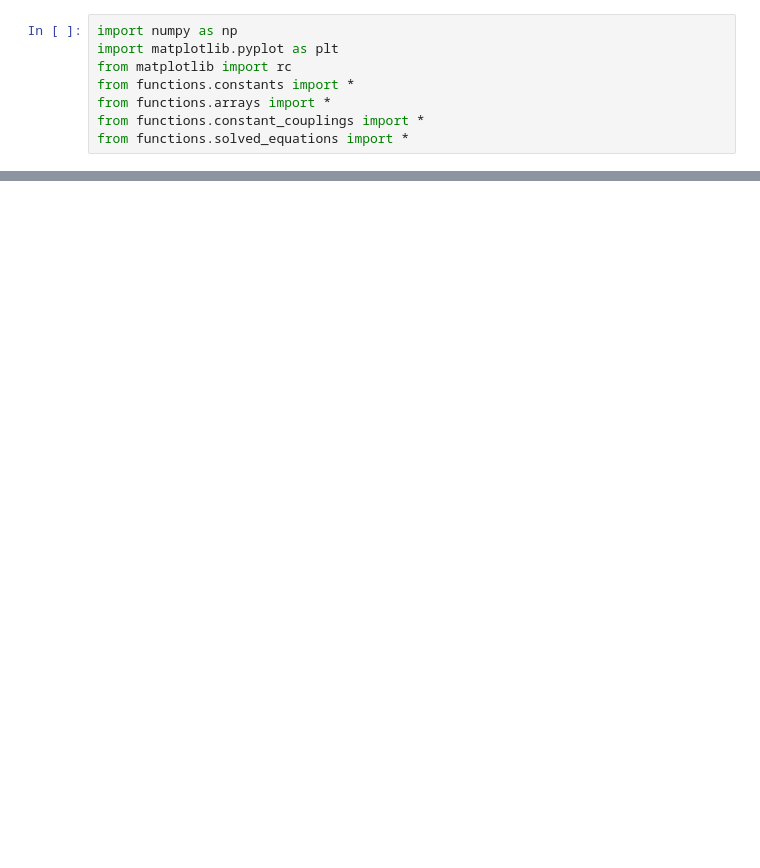
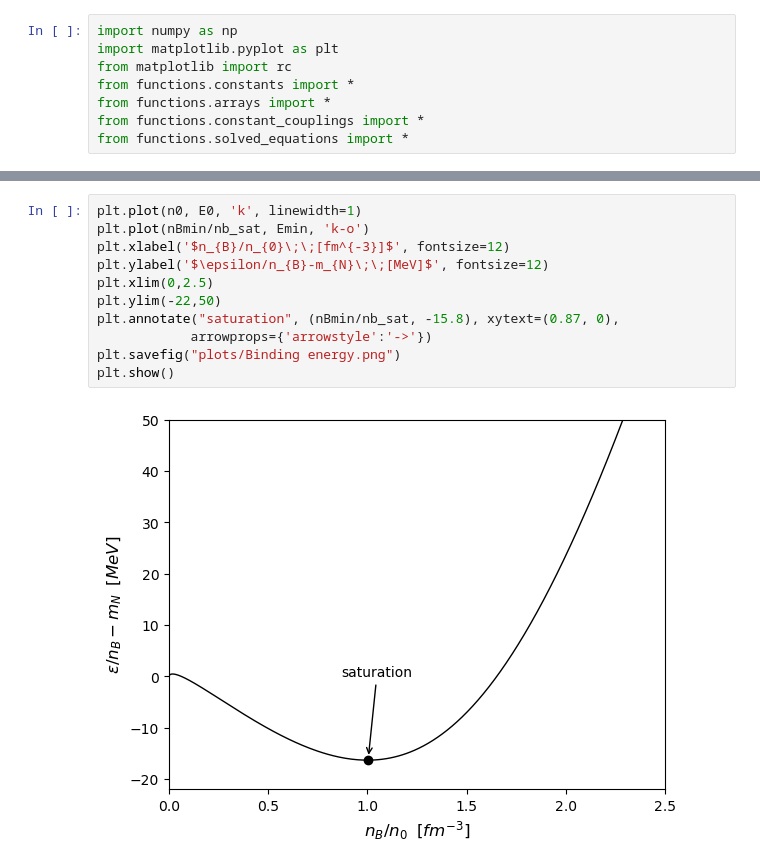
Before and after one commit to genilssom/Walecka-Model, a Jupyter notebook: Walecka_model.ipynb, the cells around one changed output, grey strips where cells are left out. Saved outputs shown, nothing was run; the diff lists cells and outputs as text; blank space fills up the shorter version.

```diff
--- a/Walecka_model.ipynb
+++ b/Walecka_model.ipynb
@@ -19,0 +20,13 @@ plt.show()
+# %%
+plt.plot(n0, E0, 'k', linewidth=1)
+plt.plot(nBmin/nb_sat, Emin, 'k-o')
+plt.xlabel('$n_{B}/n_{0}\;\;[fm^{-3}]$', fontsize=12)
+plt.ylabel('$\epsilon/n_{B}-m_{N}\;\;[MeV]$', fontsize=12)
+plt.xlim(0,2.5)
+plt.ylim(-22,50)
+plt.annotate("saturation", (nBmin/nb_sat, -15.8), xytext=(0.87, 0),
+            arrowprops={'arrowstyle':'->'})
+plt.savefig("plots/Binding energy.png")
+plt.show()
+# %% [output]
+[figure, added]
```
Also changed, not shown: parts of 1 cell of this notebook.
